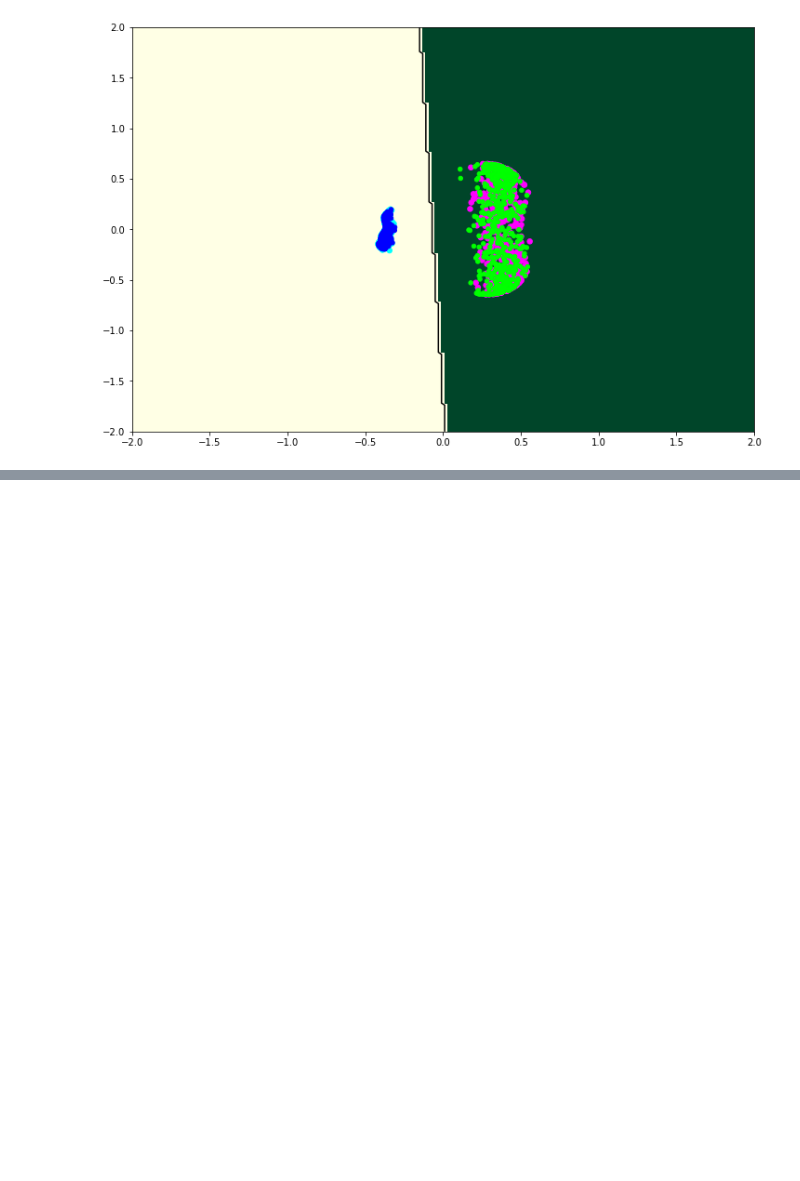
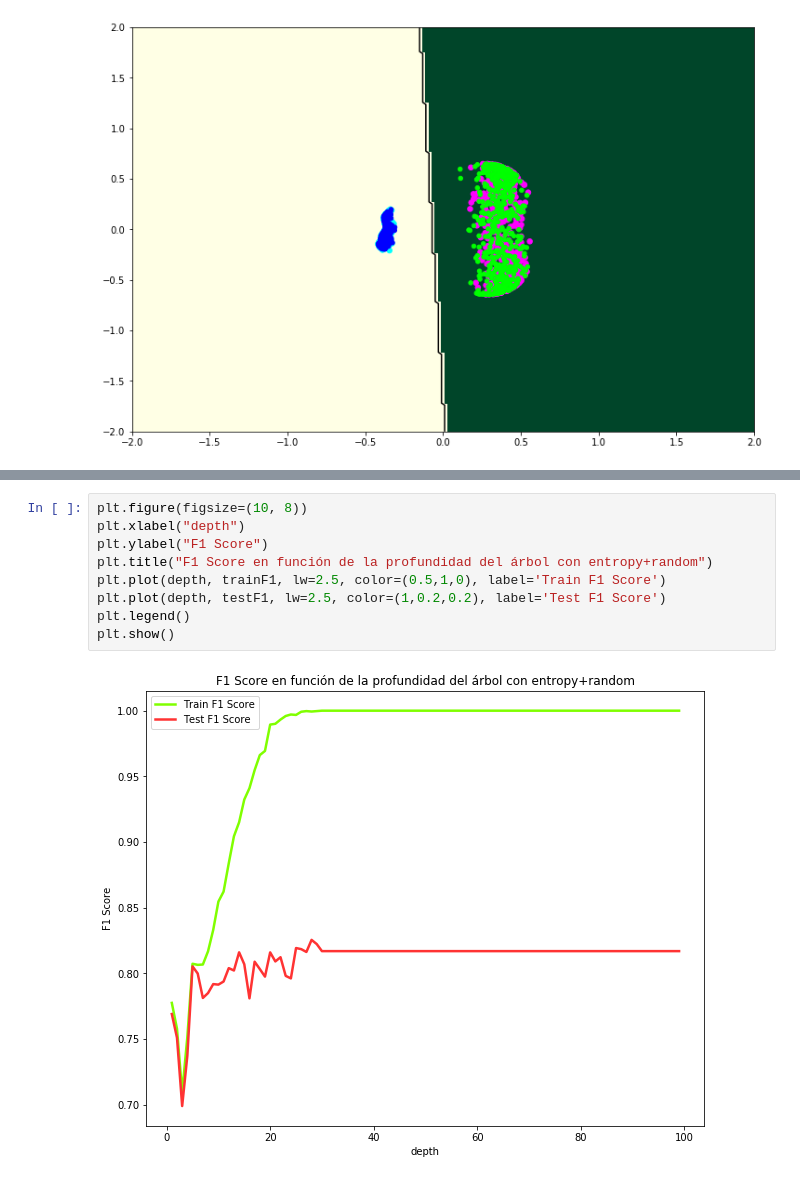
Before and after one commit to Proteuss/Tarea3-INF393, a Jupyter notebook: Tarea3-INF393.ipynb, the cells around one changed output, grey strips where cells are left out. Drawn from its saved outputs; the diff is of its cells as text; blank space fills up the shorter version.

```diff
--- a/Tarea3-INF393.ipynb
+++ b/Tarea3-INF393.ipynb
@@ -450,0 +668,11 @@ plot_classifier(model,Xkpca_train,Y_train,Xkpca_test,Y_test,'ann')
+# %%
+plt.figure(figsize=(10, 8))
+plt.xlabel("depth")
+plt.ylabel("F1 Score")
+plt.title("F1 Score en función de la profundidad del árbol con entropy+random")
+plt.plot(depth, trainF1, lw=2.5, color=(0.5,1,0), label='Train F1 Score')
+plt.plot(depth, testF1, lw=2.5, color=(1,0.2,0.2), label='Test F1 Score')
+plt.legend()
+plt.show()
+# %% [output]
+[figure, added]
```
Also changed, not shown: parts of 53 cells of this notebook, 5 other files.
